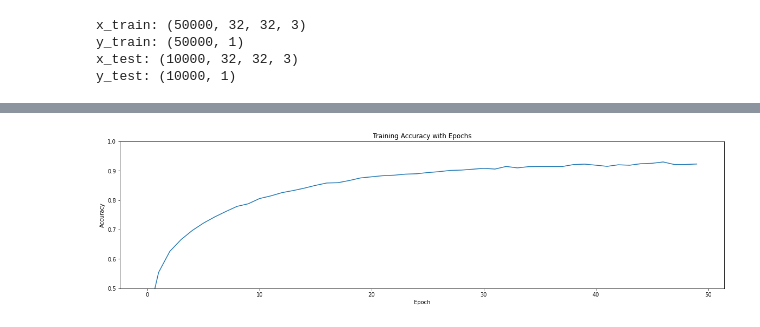
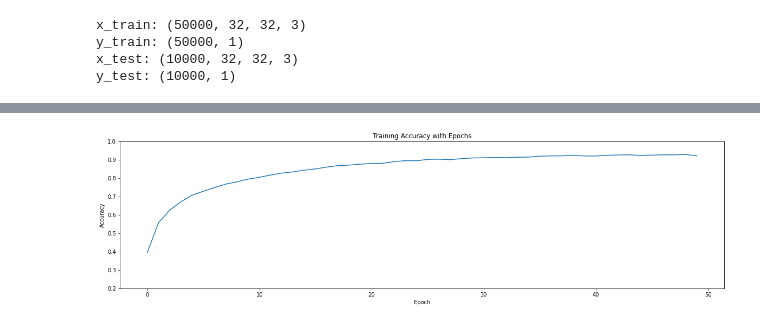
Before and after one commit to AmashiNiw/EN2550-Assignments, a Jupyter notebook: A04/180433E_a4.ipynb, the cells around one changed output, grey strips where cells are left out. Cells and saved outputs as stored; diff of their text form; code cells hidden in the pictures.

```diff
--- a/A04/180433E_a4.ipynb
+++ b/A04/180433E_a4.ipynb
@@ -616,7 +615,7 @@ plt.title("Training Accuracy with Epochs")
 plt.plot(fitted.history['accuracy'],label='accuracy')
 plt.xlabel('Epoch')
 plt.ylabel('Accuracy')
-plt.ylim([0.5,1])
+plt.ylim([0.2,1])
 
 plt.savefig("Img_a4/CNNHistory.tif")
 
@@ -628,4 +627,4 @@ Accuracy : 68.76000165939331
-[figure, old version]
+[figure, new version]
 # %%
 pred = model.predict(x_test)
 print(Accuracy(y_test,pred))
```
Also changed, not shown: parts of 4 cells of this notebook, 1 other file.
